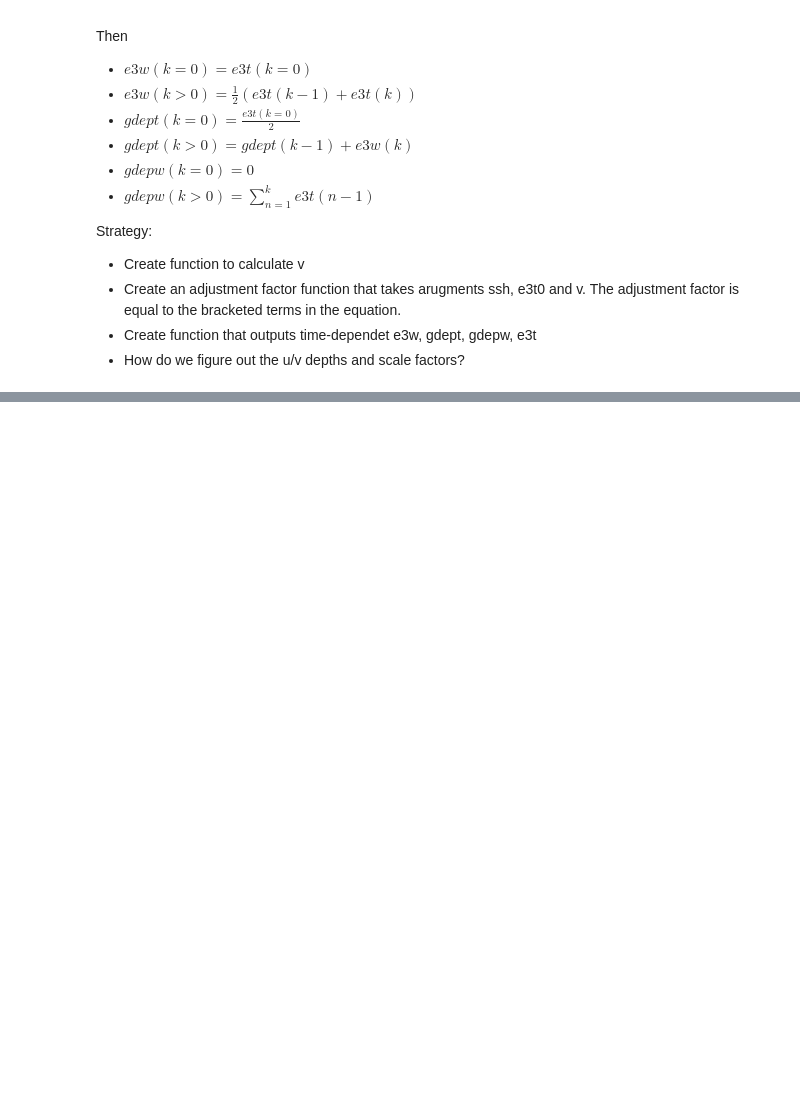
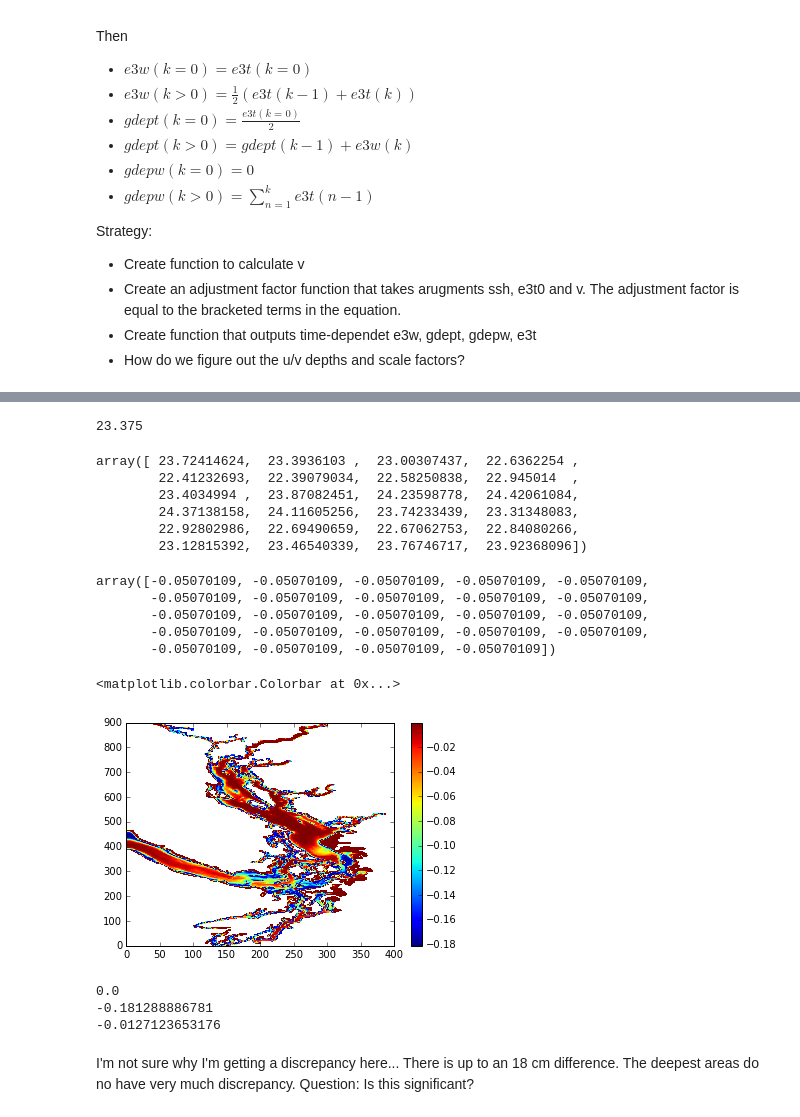
Before and after one commit to SalishSeaCast/analysis-nancy, a Jupyter notebook: notebooks/energy_flux/Barotropic to baroclinic conversion - development.ipynb, the cells around one changed output, grey strips where cells are left out. Cells and saved outputs as stored; diff of their text form; code cells hidden in the pictures; blank space fills up the shorter version.

```diff
--- a/notebooks/energy_flux/Barotropic to baroclinic conversion - development.ipynb
+++ b/notebooks/energy_flux/Barotropic to baroclinic conversion - development.ipynb
@@ -358,0 +315,51 @@ print(gdepw_0[0,:,400,300]*tmask[0,:,400,300])
+# %%
+mbathy = mesh_mask.variables['mbathy'][0,:,:]
+bottom_0 = np.zeros(H_0[0,:,:].shape)
+bottom_t = np.zeros(H_t.shape)
+for i in np.arange(H_0[0,:,:].shape[1]):
+    for j in np.arange(H_0[0,:,:].shape[0]):
+        level = mbathy[j,i]
+        bottom_0[j,i] = gdepw_0[0,level,j,i]
+        bottom_t[:,j,i] = gdepw_t[:,level,j,i]
+# %%
+j=400
+i=300
+diff = bottom_t - bottom_0 - ssh
+# %%
+bottom_0[j,i]
+# %% [output]
+23.375
+# %%
+bottom_t[:,j,i]
+# %% [output]
+array([ 23.72414624,  23.3936103 ,  23.00307437,  22.6362254 ,
+        22.41232693,  22.39079034,  22.58250838,  22.945014  ,
+        23.4034994 ,  23.87082451,  24.23598778,  24.42061084,
+        24.37138158,  24.11605256,  23.74233439,  23.31348083,
+        22.92802986,  22.69490659,  22.67062753,  22.84080266,
+        23.12815392,  23.46540339,  23.76746717,  23.92368096])
+# %%
+diff[:,j,i]
+# %% [output]
+array([-0.05070109, -0.05070109, -0.05070109, -0.05070109, -0.05070109,
+       -0.05070109, -0.05070109, -0.05070109, -0.05070109, -0.05070109,
+       -0.05070109, -0.05070109, -0.05070109, -0.05070109, -0.05070109,
+       -0.05070109, -0.05070109, -0.05070109, -0.05070109, -0.05070109,
+       -0.05070109, -0.05070109, -0.05070109, -0.05070109])
+# %%
+t=10
+plt.pcolormesh(np.ma.array(diff[t], mask = 1-tmask[0,0,...]))
+plt.colorbar()
+# %% [output]
+<matplotlib.colorbar.Colorbar at 0x...>
+[figure, added]
+# %%
+print(np.max(diff))
+print(np.min(diff))
+print(np.mean(diff))
+# %% [output]
+0.0
+-0.181288886781
+-0.0127123653176
+# %% [markdown]
+I'm not sure why I'm getting a discrepancy here... There is up to an 18 cm difference. The deepest areas do no have very much discrepancy.  Question: Is this significant?
```
Also changed, not shown: parts of 34 cells of this notebook.
